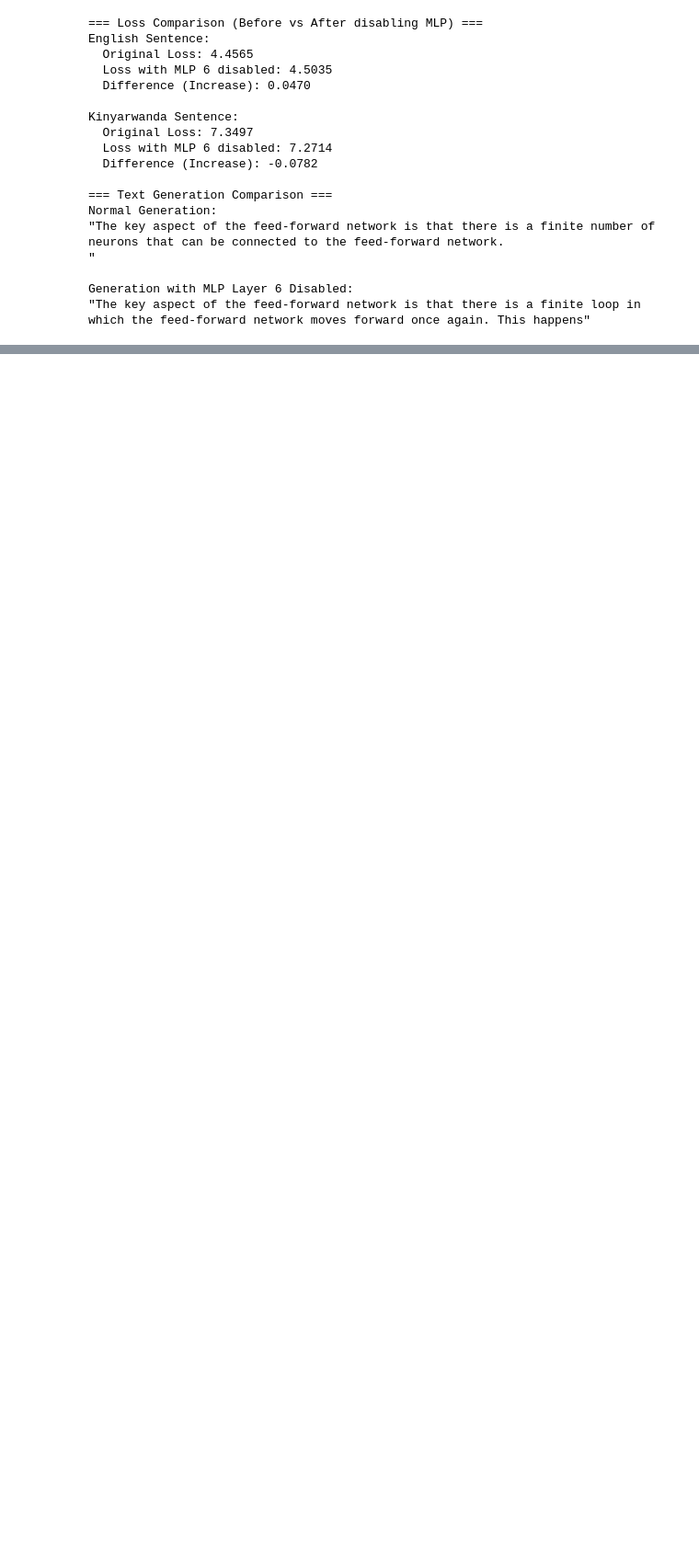
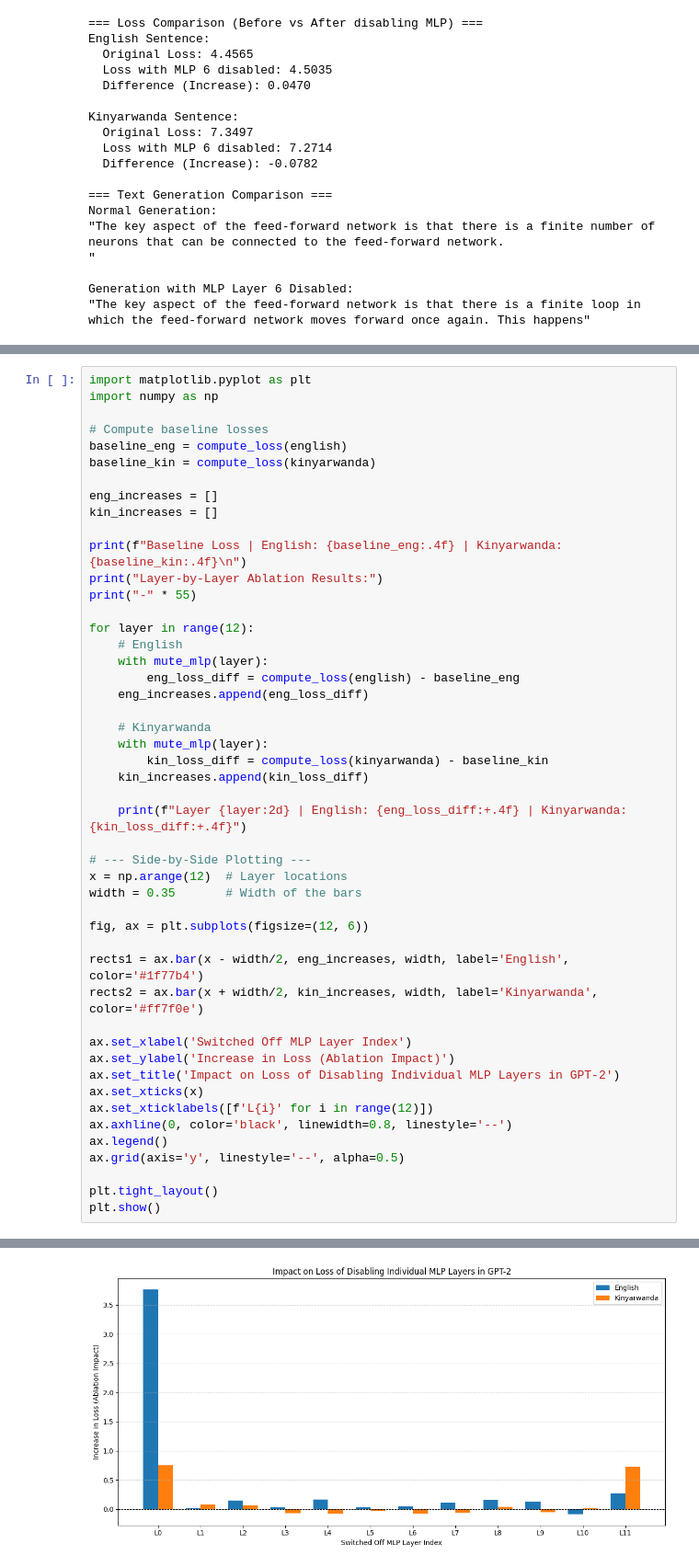
Before and after one commit to NadiaTeta/group1, a Jupyter notebook: notebooks/04_feed_forward.ipynb, the cells around one changed output, grey strips where cells are left out. Shown at 92% size. Saved outputs shown, nothing was run; the diff lists cells and outputs as text; blank space fills up the shorter version.

```diff
--- a/notebooks/04_feed_forward.ipynb
+++ b/notebooks/04_feed_forward.ipynb
@@ -129,0 +164,49 @@ Generation with MLP Layer 6 Disabled:
+# %%
+import matplotlib.pyplot as plt
+import numpy as np
+
+# Compute baseline losses
+baseline_eng = compute_loss(english)
+baseline_kin = compute_loss(kinyarwanda)
+
+eng_increases = []
+kin_increases = []
+
+print(f"Baseline Loss | English: {baseline_eng:.4f} | Kinyarwanda: {baseline_kin:.4f}\n")
+print("Layer-by-Layer Ablation Results:")
+print("-" * 55)
+
+for layer in range(12):
+    # English
+    with mute_mlp(layer):
+        eng_loss_diff = compute_loss(english) - baseline_eng
+    eng_increases.append(eng_loss_diff)
+
+    # Kinyarwanda
+    with mute_mlp(layer):
+        kin_loss_diff = compute_loss(kinyarwanda) - baseline_kin
+    kin_increases.append(kin_loss_diff)
+
+    print(f"Layer {layer:2d} | English: {eng_loss_diff:+.4f} | Kinyarwanda: {kin_loss_diff:+.4f}")
+
+# --- Side-by-Side Plotting ---
+x = np.arange(12)  # Layer locations
+width = 0.35       # Width of the bars
+
+fig, ax = plt.subplots(figsize=(12, 6))
+
+rects1 = ax.bar(x - width/2, eng_increases, width, label='English', color='#1f77b4')
+rects2 = ax.bar(x + width/2, kin_increases, width, label='Kinyarwanda', color='#ff7f0e')
+
+ax.set_xlabel('Switched Off MLP Layer Index')
+ax.set_ylabel('Increase in Loss (Ablation Impact)')
+ax.set_title('Impact on Loss of Disabling Individual MLP Layers in GPT-2')
+ax.set_xticks(x)
+ax.set_xticklabels([f'L{i}' for i in range(12)])
+ax.axhline(0, color='black', linewidth=0.8, linestyle='--')
+ax.legend()
+ax.grid(axis='y', linestyle='--', alpha=0.5)
+
+plt.tight_layout()
+plt.show()
+# %% [output]
@@ -129,0 +229 @@ Generation with MLP Layer 6 Disabled:
+[figure, added]
```
Also changed, not shown: parts of 5 cells of this notebook.
